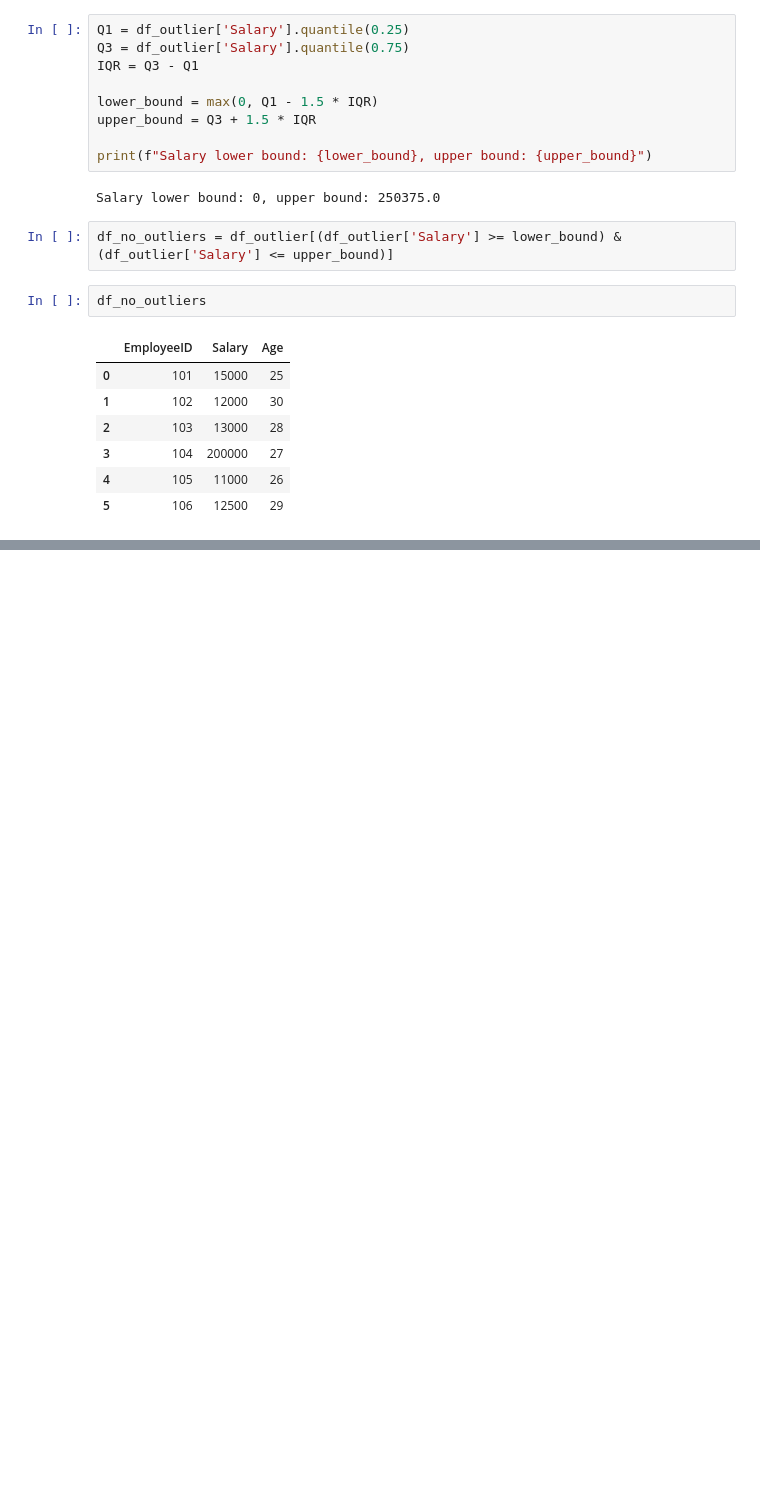
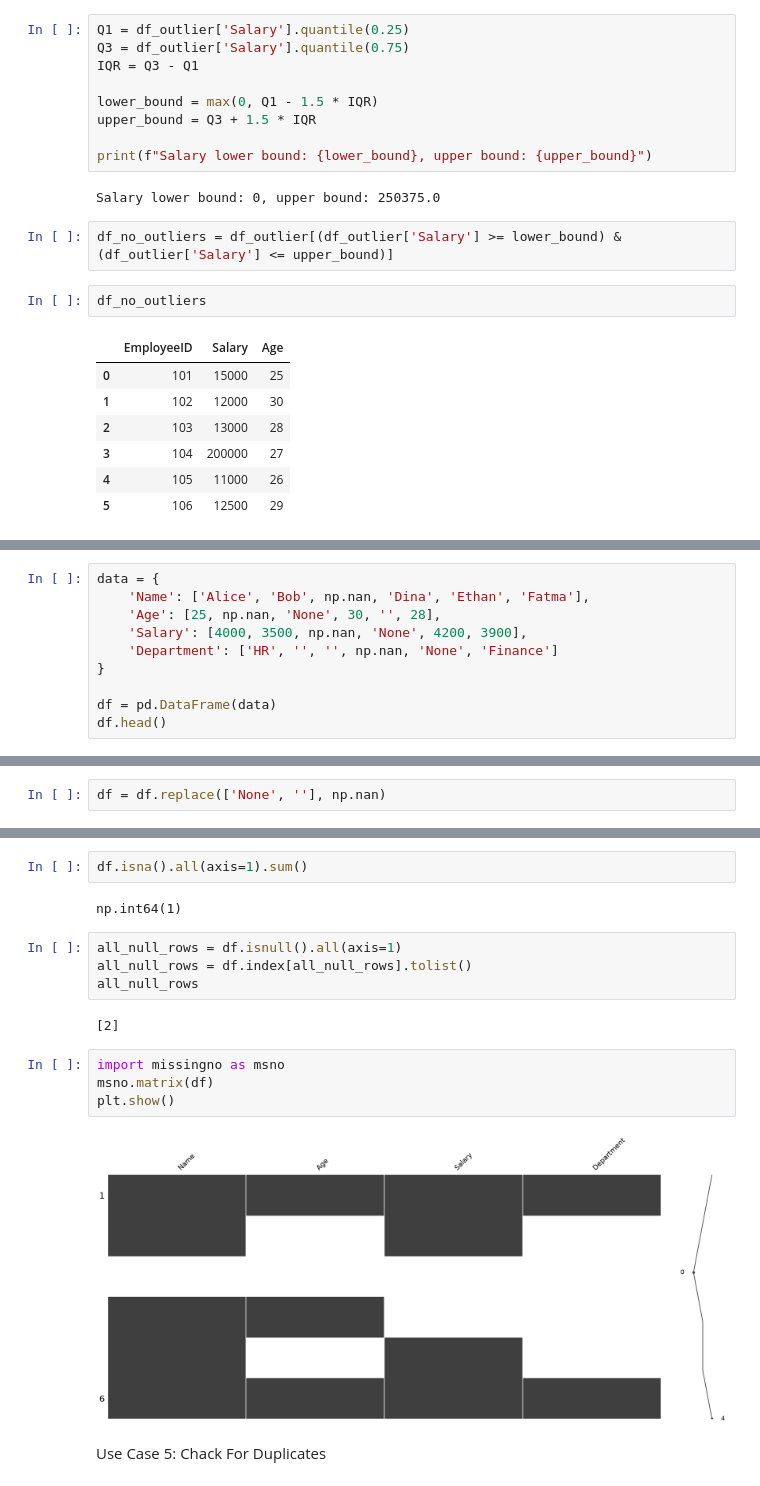
Before and after one commit to abdallahsayedabdallah74/ML_NTICourse, a Jupyter notebook: Session4.ipynb, the cells around one changed output, grey strips where cells are left out. Cells and saved outputs as stored; diff of their text form; blank space fills up the shorter version.

```diff
--- a/Session4.ipynb
+++ b/Session4.ipynb
@@ -234,0 +431,10 @@ df_no_outliers
+# %%
+data = {
+    'Name': ['Alice', 'Bob', np.nan, 'Dina', 'Ethan', 'Fatma'],
+    'Age': [25, np.nan, 'None', 30, '', 28],
+    'Salary': [4000, 3500, np.nan, 'None', 4200, 3900],
+    'Department': ['HR', '', '', np.nan, 'None', 'Finance']
+}
+
+df = pd.DataFrame(data)
+df.head()
@@ -234,0 +472,2 @@ df_no_outliers
+# %%
+df = df.replace(['None', ''], np.nan)
@@ -234,0 +500,18 @@ df_no_outliers
+# %%
+df.isna().all(axis=1).sum()
+# %% [output]
+np.int64(1)
+# %%
+all_null_rows = df.isnull().all(axis=1)
+all_null_rows = df.index[all_null_rows].tolist()
+all_null_rows
+# %% [output]
+[2]
+# %%
+import missingno as msno
+msno.matrix(df)
+plt.show()
+# %% [output]
+[figure, added]
+# %% [markdown]
+Use Case 5: Chack For Duplicates
```
Also changed, not shown: parts of 63 cells of this notebook.
